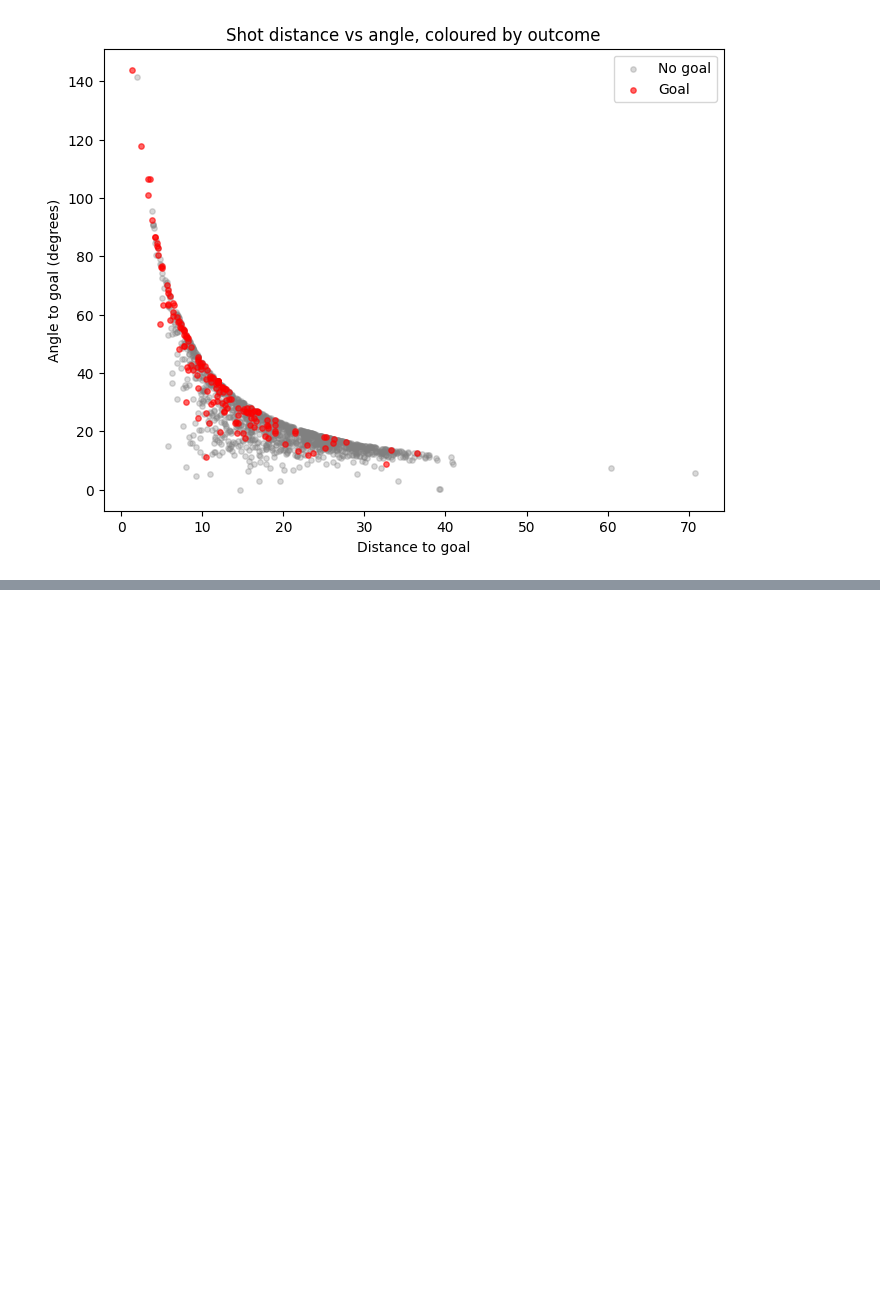
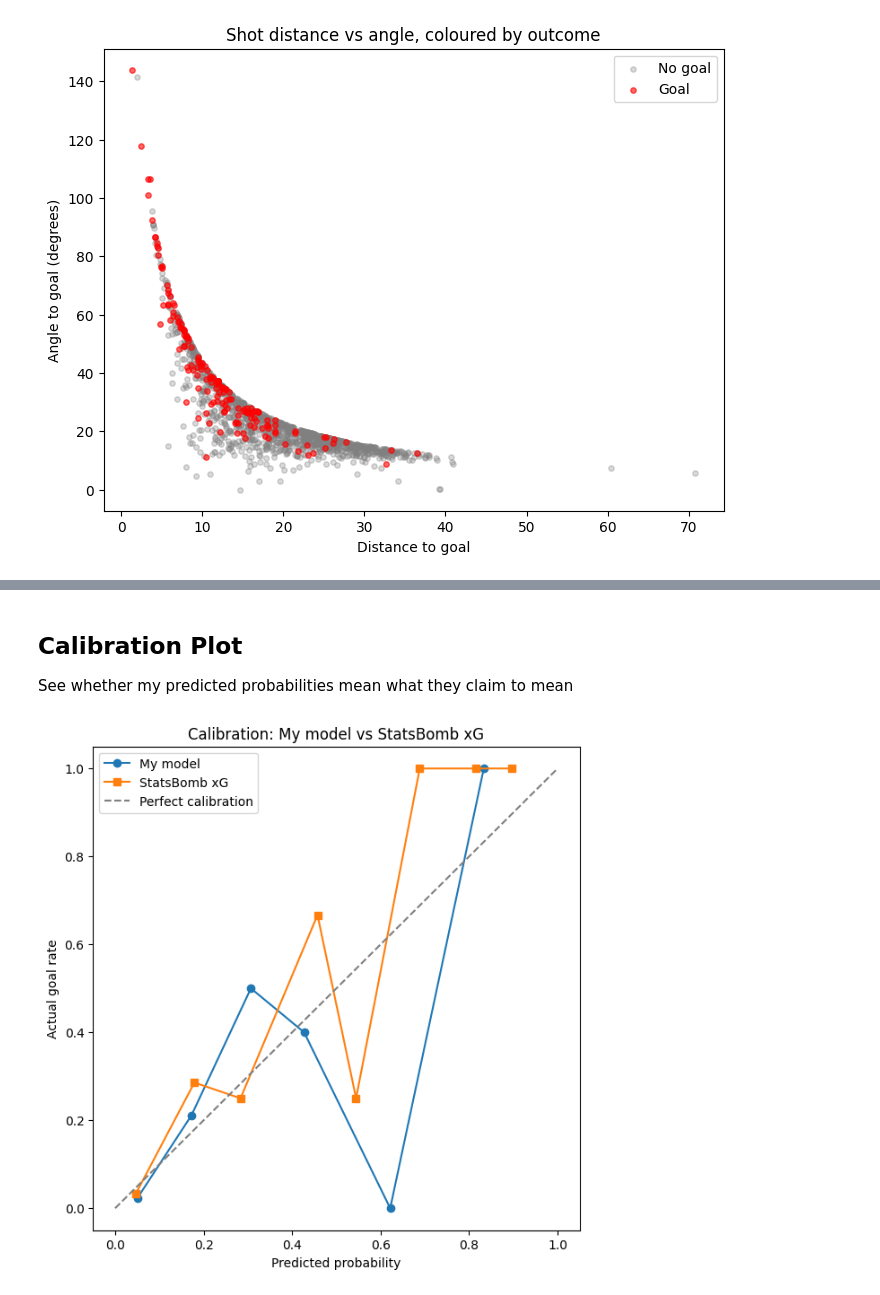
Before and after one commit to chidianagu/xg-model, a Jupyter notebook: notebooks/01_data_exploration.ipynb, the cells around one changed output, grey strips where cells are left out. Saved outputs shown, nothing was run; the diff lists cells and outputs as text; code cells hidden in the pictures; blank space fills up the shorter version.

```diff
--- a/notebooks/01_data_exploration.ipynb
+++ b/notebooks/01_data_exploration.ipynb
@@ -602,0 +925,6 @@ plt.show()
+# %%
+# Seperating features (x) and target (y) and grouping matches together so no shots from the same match are split across train and test sections
+
+X = model_data[model_features]
+y = model_data['is_goal']
+groups = model_data['match_id']
@@ -602,0 +933,10 @@ plt.show()
+# %%
+gss = GroupShuffleSplit(n_splits=1, test_size=0.2, random_state=42)  # random_state makes split reproducible
+train_idx, test_idx = next(gss.split(X, y, groups))
+
+X_train, X_test = X.iloc[train_idx], X.iloc[test_idx]
+y_train, y_test = y.iloc[train_idx], y.iloc[test_idx]
+
+print(f"Train shots: {len(X_train)}  |  Test shots: {len(X_test)}")
+print(f"Train matches: {model_data.iloc[train_idx]['match_id'].nunique()}")
+print(f"Test matches: {model_data.iloc[test_idx]['match_id'].nunique()}")
@@ -602,0 +952,5 @@ plt.show()
+# %%
+model = LogisticRegression(max_iter=1000)
+model.fit(X_train, y_train)
+
+preds = model.predict_proba(X_test)[:, 1]
@@ -602,0 +972,5 @@ plt.show()
+# %%
+sb_xg_test = model_data.iloc[test_idx]['shot_statsbomb_xg']
+
+print(f"My model    — log loss: {log_loss(y_test, preds):.4f}, AUC: {roc_auc_score(y_test, preds):.4f}")
+print(f"StatsBomb xG  — log loss: {log_loss(y_test, sb_xg_test):.4f}, AUC: {roc_auc_score(y_test, sb_xg_test):.4f}")
@@ -602,0 +1005,19 @@ plt.show()
+# %% [markdown]
+## Calibration Plot
+
+See whether my predicted probabilities mean what they claim to mean
+# %%
+frac_pos, mean_pred = calibration_curve(y_test, preds, n_bins=8)
+frac_pos_sb, mean_pred_sb = calibration_curve(y_test, sb_xg_test, n_bins=8)
+
+fig, ax = plt.subplots(figsize=(7,7))
+ax.plot(mean_pred, frac_pos, marker='o', label='My model')
+ax.plot(mean_pred_sb, frac_pos_sb, marker='s', label='StatsBomb xG')
+ax.plot([0,1],[0,1], linestyle='--', color='grey', label='Perfect calibration')
+ax.set_xlabel('Predicted probability')
+ax.set_ylabel('Actual goal rate')
+ax.set_title('Calibration: My model vs StatsBomb xG')
+ax.legend()
+plt.show()
+# %% [output]
+[figure, added]
```
Also changed, not shown: parts of 44 cells of this notebook, 3 other files.
